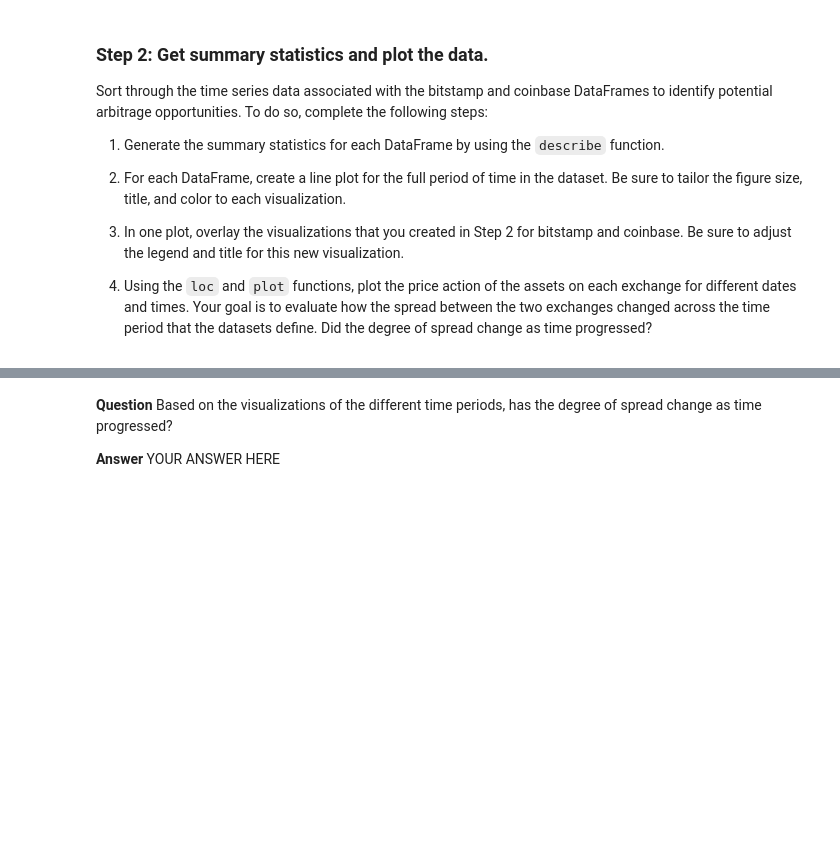
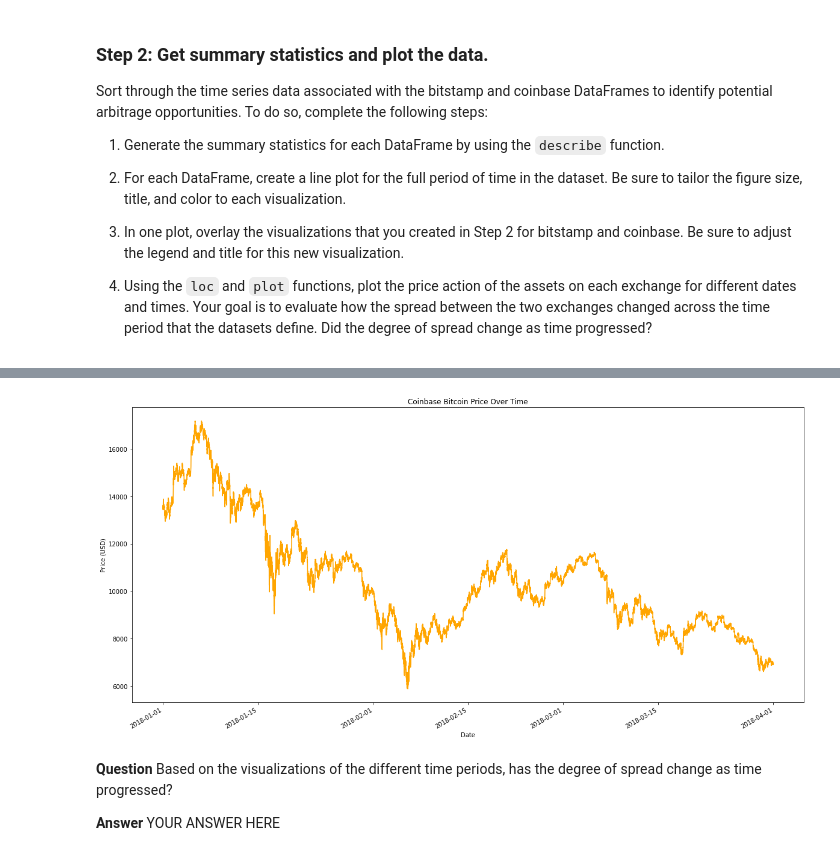
Before and after one commit to kheller18/crypto-arbitrage-opportunities, a Jupyter notebook: crypto_arbitrage.ipynb, the cells around one changed output, grey strips where cells are left out. Cells and saved outputs as stored; diff of their text form; code cells hidden in the pictures; blank space fills up the shorter version.

```diff
--- a/crypto_arbitrage.ipynb
+++ b/crypto_arbitrage.ipynb
@@ -60,7 +65,12 @@ bitstamp.tail()
 # The CSV file is located in the Resources folder.
 # Set the index to the column "Timestamp"
 # Set the parse_dates and infer_datetime_format parameters
-coinbase = pd.read_csv(Path("Resources/coinbase.csv"), index_col="Timestamp")
+coinbase = pd.read_csv(
+    Path("Resources/coinbase.csv"),
+    index_col="Timestamp",
+    parse_dates=True,
+    infer_datetime_format=True
+)
 # %%
 # Use the head (and/or tail) function to confirm that the data was imported properly.
 coinbase.head()
@@ -246,7 +278,9 @@ Sort through the time series data associated with the bitstamp and coinbase Data
 # %%
 # Create a line plot for the coinbase DataFrame for the full length of time in the dataset
 # Be sure that the figure size, title, and color are tailored to each visualization
-# YOUR CODE HERE
+coinbase_close = coinbase_sliced.plot(title="Coinbase Bitcoin Price Over Time", xlabel="Date", ylabel="Price (USD)", figsize=(20,10), color= "orange")
+# %% [output]
+[figure, added]
 # %%
 # Overlay the visualizations for the bitstamp and coinbase DataFrames in one plot
 # The plot should visualize the prices over the full lenth of the dataset
```
Also changed, not shown: parts of 6 cells of this notebook.
